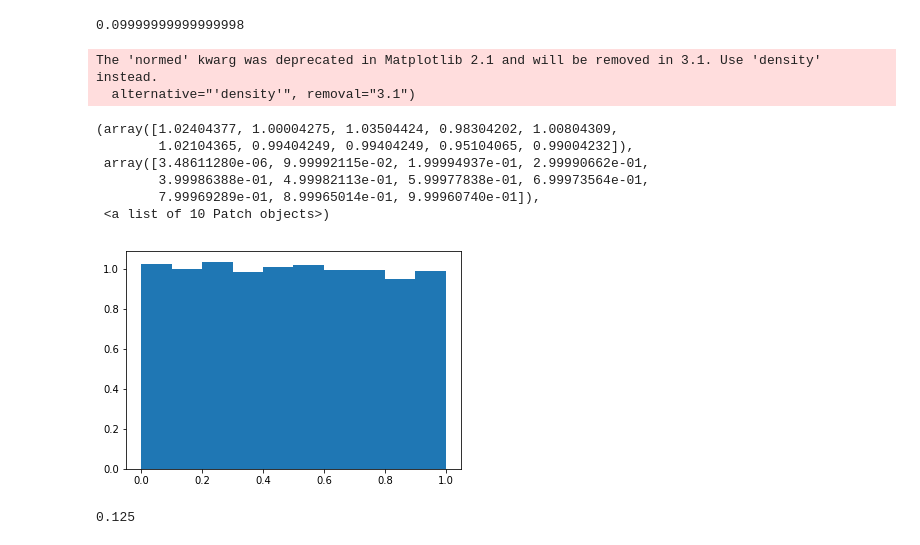
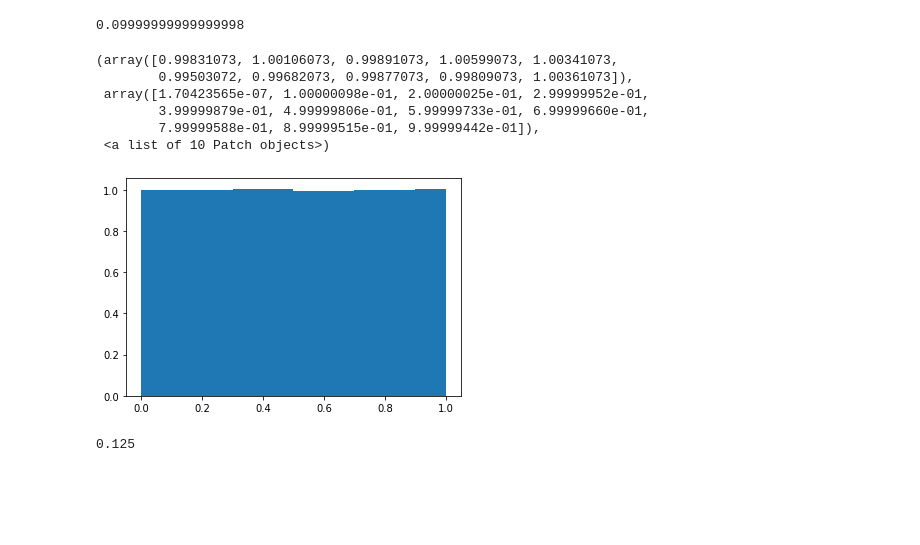
Before and after one commit to eacunafer/DataAnalysiswithPython3, a Jupyter notebook: Notebooks/Lab15v3.ipynb, the cells around one changed output. Saved outputs shown, nothing was run; the diff lists cells and outputs as text; code cells hidden in the pictures; blank space fills up the shorter version.

```diff
--- a/Notebooks/Lab15v3.ipynb
+++ b/Notebooks/Lab15v3.ipynb
@@ -30,17 +31,15 @@ uniform.cdf(.5)-uniform.cdf(.4)
 0.09999999999999998
 # %%
 #Simulando 10,000 uniformes (0,1) y haciendo su histograma
-plt.hist(uniform.rvs(0,1,10000),normed=True)
+plt.hist(uniform.rvs(0,1,1000000),density=True)
 # %% [output]
-The 'normed' kwarg was deprecated in Matplotlib 2.1 and will be removed in 3.1. Use 'density' instead.
-  alternative="'density'", removal="3.1")
+(array([0.99831073, 1.00106073, 0.99891073, 1.00599073, 1.00341073,
+        0.99503072, 0.99682073, 0.99877073, 0.99809073, 1.00361073]),
+ array([1.70423565e-07, 1.00000098e-01, 2.00000025e-01, 2.99999952e-01,
+        3.99999879e-01, 4.99999806e-01, 5.99999733e-01, 6.99999660e-01,
+        7.99999588e-01, 8.99999515e-01, 9.99999442e-01]),
+ <a list of 10 Patch objects>)
-(array([1.02404377, 1.00004275, 1.03504424, 0.98304202, 1.00804309,
-        1.02104365, 0.99404249, 0.99404249, 0.95104065, 0.99004232]),
- array([3.48611280e-06, 9.99992115e-02, 1.99994937e-01, 2.99990662e-01,
-        3.99986388e-01, 4.99982113e-01, 5.99977838e-01, 6.99973564e-01,
-        7.99969289e-01, 8.99965014e-01, 9.99960740e-01]),
- <a list of 10 Patch objects>)
-[figure, old version]
+[figure, new version]
 # %%
 #Distribucion Uniforme en un intervalo (a,b)=(2,10)
 #Hay que usar los parametros loc=a y scale=b-a
```
Also changed, not shown: parts of 22 cells of this notebook, 1 other file.
